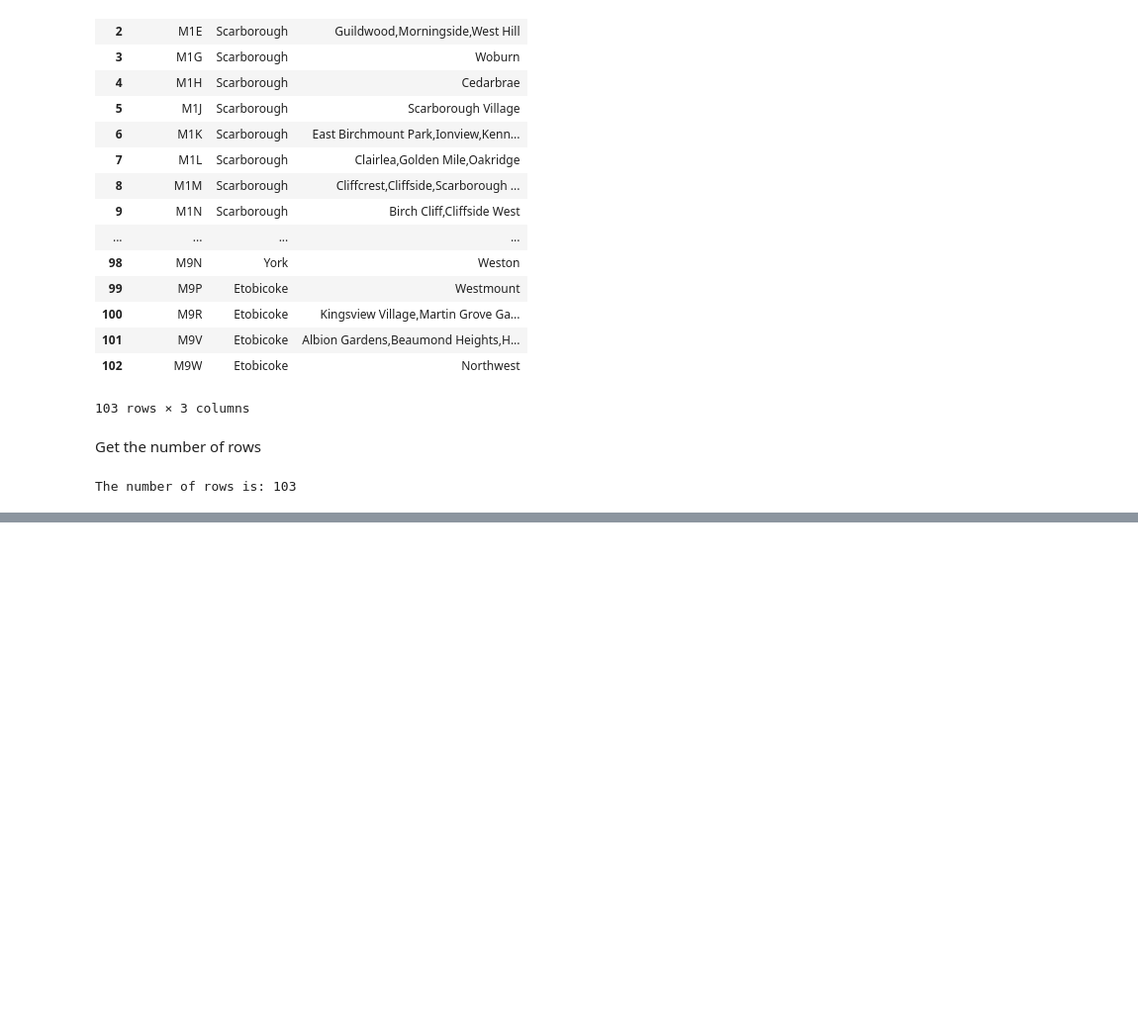
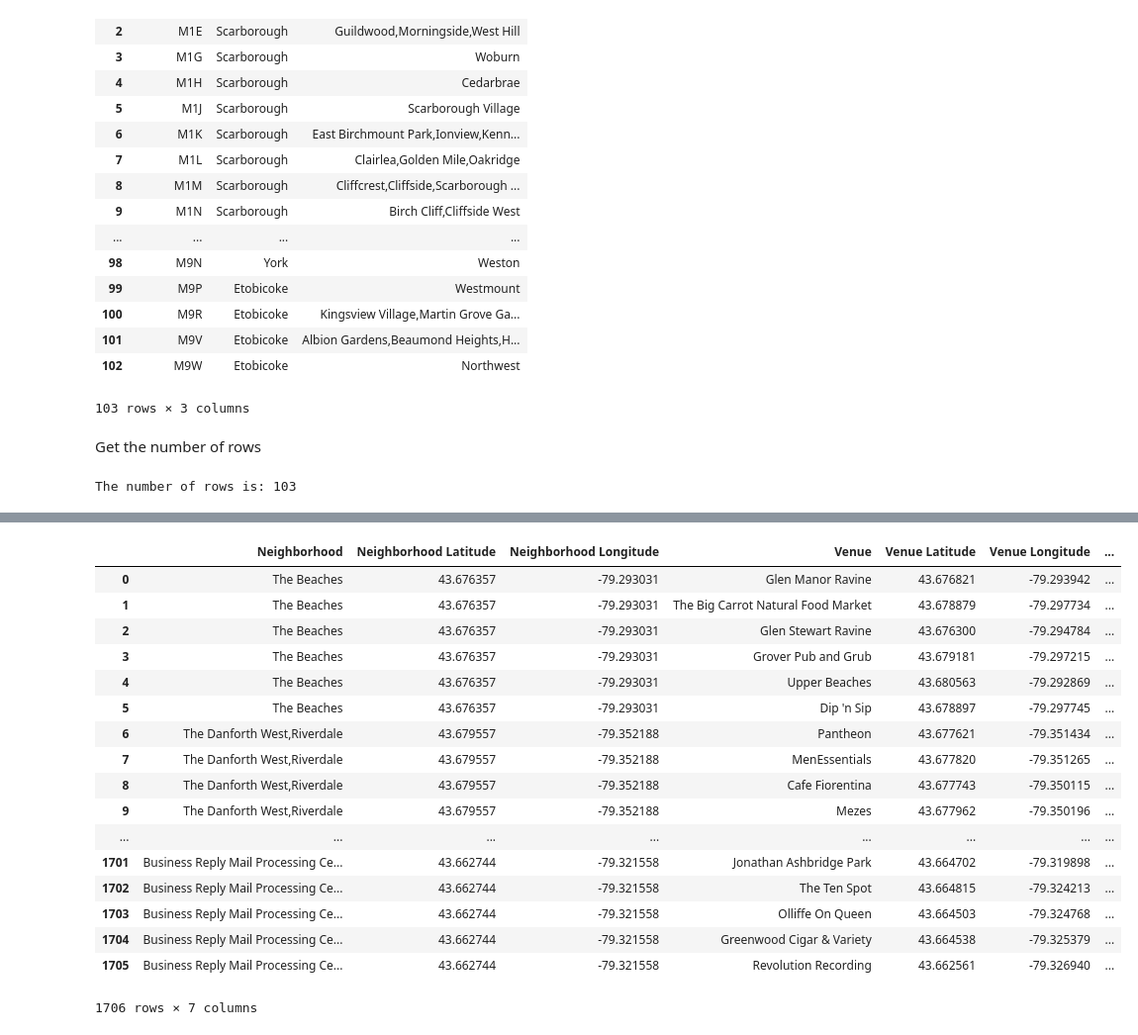
Before and after one commit to will6309/Coursera_Capstone, a Jupyter notebook: Segmenting and clustering neighbourhoods.ipynb, the cells around one changed output, grey strips where cells are left out. Shown: that part at 99% size. Drawn from its saved outputs; the diff is of its cells as text; code cells hidden in the pictures; blank space fills up the shorter version.

```diff
--- a/Segmenting and clustering neighbourhoods.ipynb
+++ b/Segmenting and clustering neighbourhoods.ipynb
@@ -96,0 +121,9 @@ The number of rows is: 103
+# %%
+merge_df=df.groupby('PostalCode')['Neighborhood'].apply(lambda x: "%s" % ', '.join(x))
+merge_df=merge_df.reset_index(drop=False)
+merge_df.rename(columns={'Neighborhood':'Neighborhood_joined'},inplace=True)
+df_merge = pd.merge(df, merge_df, on='PostalCode')
+
+df_geo_full = pd.merge(df_geo_coord, df_merge, on='PostalCode')
+geo_full = df_geo_full[['PostalCode','Borough','Neighborhood','Latitude','Longitude']]
+geo_full
@@ -96,0 +149,3 @@ The number of rows is: 103
+# %%
+toronto_geodata=geo_full[geo_full['Borough'].str.contains("Toronto")]
+toronto_geodata
@@ -96,0 +174,4 @@ The number of rows is: 103
+# %%
+CLIENT_ID = 'BTYJFEU5GM5EKZB2AEVNFJZNTCTUASHM4Q2PLNVPAHCAZNJ4'
+CLIENT_SECRET = 'QMPJZUGNAVJEJ1G53RAXGHKJY5CFY3TA51AHHJZXUGSN1DSW'
+VERSION = '20180604'
@@ -96,0 +219,5 @@ The number of rows is: 103
+# %%
+toronto_nearby_venues = getNearbyVenues(names=toronto_geodata['Neighborhood'],
+                                   latitudes=toronto_geodata['Latitude'],
+                                   longitudes=toronto_geodata['Longitude']
+                                  )
@@ -96,0 +242,21 @@ The number of rows is: 103
+# %%
+toronto_nearby_venues
+# %% [output]
+|  | Neighborhood | Neighborhood Latitude | Neighborhood Longitude | Venue | Venue Latitude | Venue Longitude | ... |
+| 0 | The Beaches | 43.676357 | -79.293031 | Glen Manor Ravine | 43.676821 | -79.293942 | ... |
+| 1 | The Beaches | 43.676357 | -79.293031 | The Big Carrot Natural Food Market | 43.678879 | -79.297734 | ... |
+| 2 | The Beaches | 43.676357 | -79.293031 | Glen Stewart Ravine | 43.676300 | -79.294784 | ... |
+| 3 | The Beaches | 43.676357 | -79.293031 | Grover Pub and Grub | 43.679181 | -79.297215 | ... |
+| 4 | The Beaches | 43.676357 | -79.293031 | Upper Beaches | 43.680563 | -79.292869 | ... |
+| 5 | The Beaches | 43.676357 | -79.293031 | Dip 'n Sip | 43.678897 | -79.297745 | ... |
+| 6 | The Danforth West,Riverdale | 43.679557 | -79.352188 | Pantheon | 43.677621 | -79.351434 | ... |
+| 7 | The Danforth West,Riverdale | 43.679557 | -79.352188 | MenEssentials | 43.677820 | -79.351265 | ... |
+| 8 | The Danforth West,Riverdale | 43.679557 | -79.352188 | Cafe Fiorentina | 43.677743 | -79.350115 | ... |
+| 9 | The Danforth West,Riverdale | 43.679557 | -79.352188 | Mezes | 43.677962 | -79.350196 | ... |
+| ... | ... | ... | ... | ... | ... | ... | ... |
+| 1701 | Business Reply Mail Processing Ce... | 43.662744 | -79.321558 | Jonathan Ashbridge Park | 43.664702 | -79.319898 | ... |
+| 1702 | Business Reply Mail Processing Ce... | 43.662744 | -79.321558 | The Ten Spot | 43.664815 | -79.324213 | ... |
+| 1703 | Business Reply Mail Processing Ce... | 43.662744 | -79.321558 | Olliffe On Queen | 43.664503 | -79.324768 | ... |
+| 1704 | Business Reply Mail Processing Ce... | 43.662744 | -79.321558 | Greenwood Cigar & Variety | 43.664538 | -79.325379 | ... |
+| 1705 | Business Reply Mail Processing Ce... | 43.662744 | -79.321558 | Revolution Recording | 43.662561 | -79.326940 | ... |
+1706 rows × 7 columns
```
Also changed, not shown: parts of 19 cells of this notebook.
